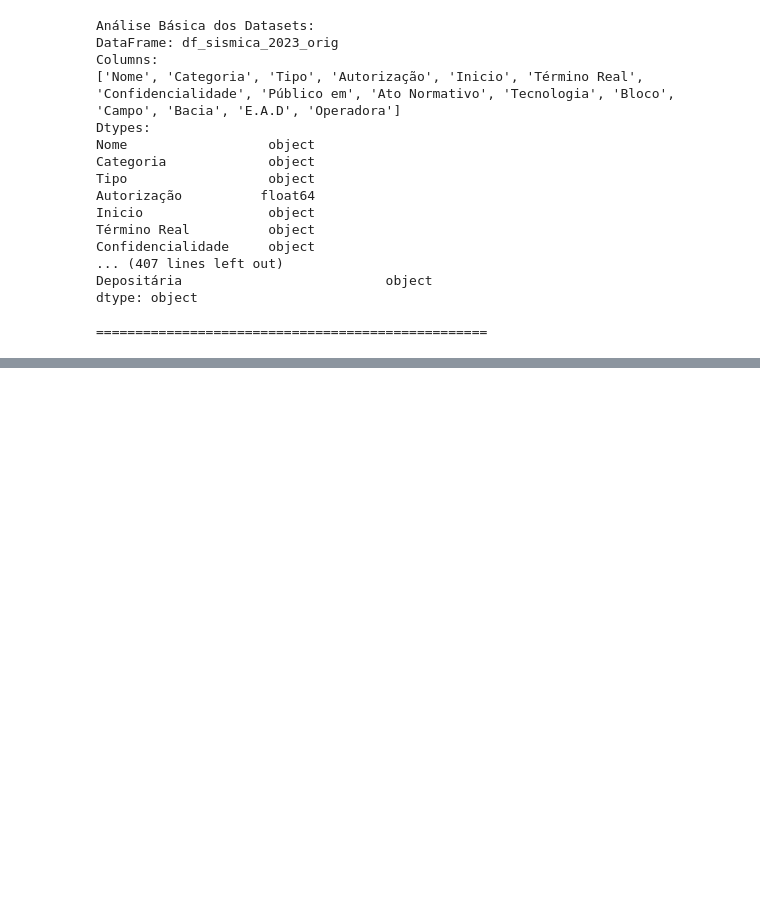
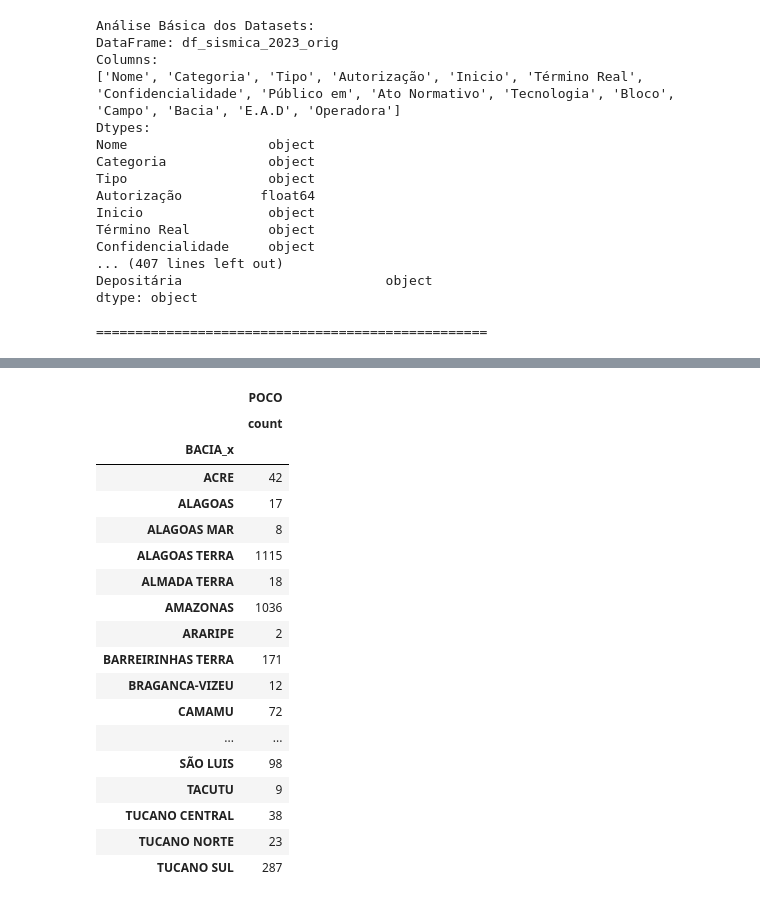
Before and after one commit to ubirajara-s/eda, a Jupyter notebook: eda_2.ipynb, the cells around one changed output, grey strips where cells are left out. Cells and saved outputs as stored; diff of their text form; code cells hidden in the pictures; blank space fills up the shorter version.

```diff
--- a/eda_2.ipynb
+++ b/eda_2.ipynb
@@ -1895,3 +1885,25 @@ KeyError: 'POCO'
+# %%
+df_merged.groupby(by=["BACIA_x"]).agg({"POCO":["count"]})
+# %% [output]
+|  | POCO |
+|  | count |
+| BACIA_x |  |
+| ACRE | 42 |
+| ALAGOAS | 17 |
+| ALAGOAS MAR | 8 |
+| ALAGOAS TERRA | 1115 |
+| ALMADA TERRA | 18 |
+| AMAZONAS | 1036 |
+| ARARIPE | 2 |
+| BARREIRINHAS TERRA | 171 |
+| BRAGANCA-VIZEU | 12 |
+| CAMAMU | 72 |
+| ... | ... |
+| SÃO LUIS | 98 |
+| TACUTU | 9 |
+| TUCANO CENTRAL | 38 |
+| TUCANO NORTE | 23 |
+| TUCANO SUL | 287 |
 # %%
 #################################################################################################
 # %%
```
Also changed, not shown: parts of 14 cells of this notebook, 7 other files.
